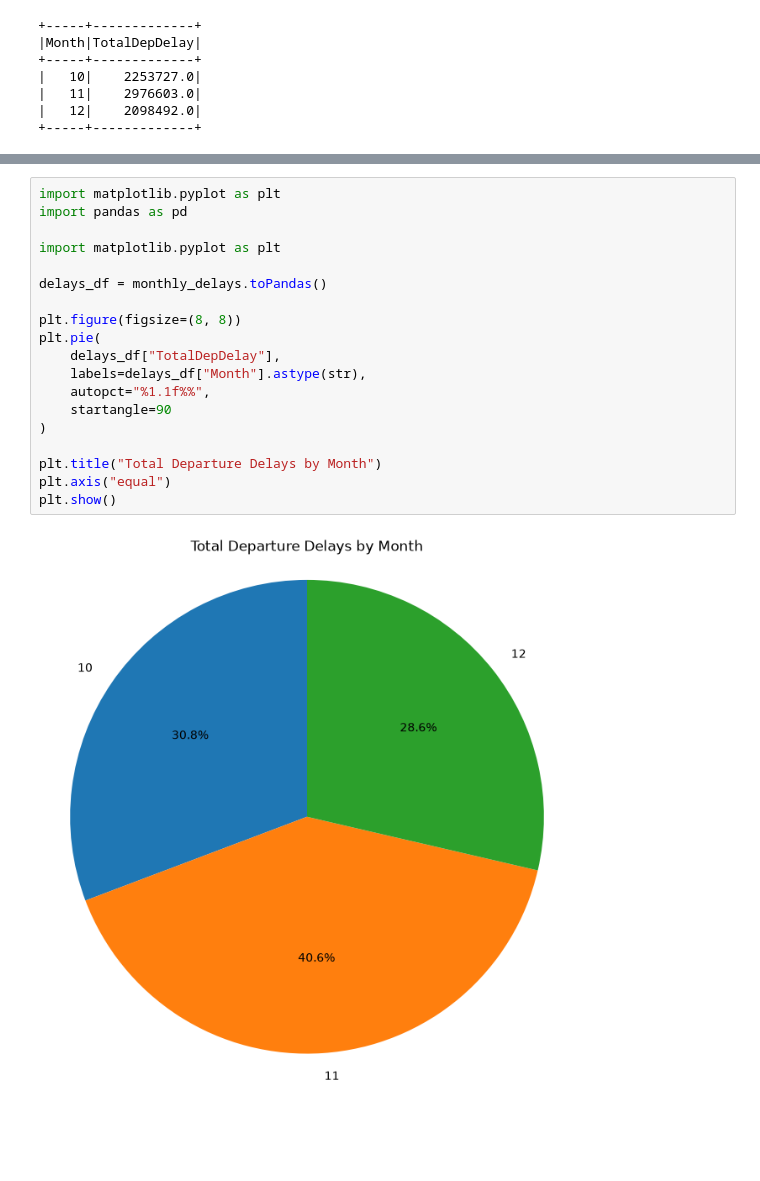
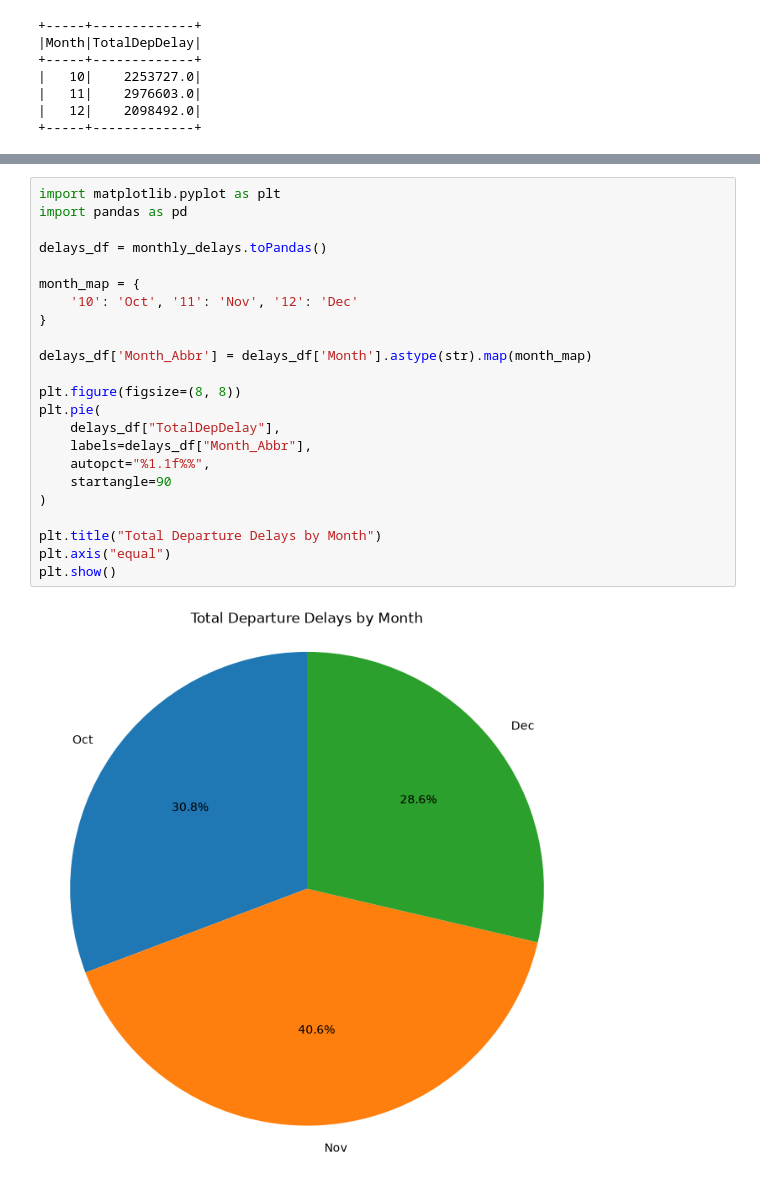
Before and after one commit to tcbailey30/imse785, a Jupyter notebook: projects/project2/code/flights.ipynb, the cells around one changed output, grey strips where cells are left out. Cells and saved outputs as stored; diff of their text form; blank space fills up the shorter version.

```diff
--- a/projects/project2/code/flights.ipynb
+++ b/projects/project2/code/flights.ipynb
@@ -115,21 +85,25 @@ Note: you may need to restart the kernel to use updated packages.
 # %%
 import matplotlib.pyplot as plt
 import pandas as pd
 
-import matplotlib.pyplot as plt
+delays_df = monthly_delays.toPandas()
 
-delays_df = monthly_delays.toPandas()
+month_map = {
+    '10': 'Oct', '11': 'Nov', '12': 'Dec'
+}
+
+delays_df['Month_Abbr'] = delays_df['Month'].astype(str).map(month_map)
 
 plt.figure(figsize=(8, 8))
 plt.pie(
     delays_df["TotalDepDelay"],
-    labels=delays_df["Month"].astype(str),
+    labels=delays_df["Month_Abbr"],
     autopct="%1.1f%%",
     startangle=90
 )
 
 plt.title("Total Departure Delays by Month")
 plt.axis("equal")
 plt.show()
 # %% [output]
-[figure, old version]
+[figure, new version]
```
Also changed, not shown: parts of 8 cells of this notebook.
